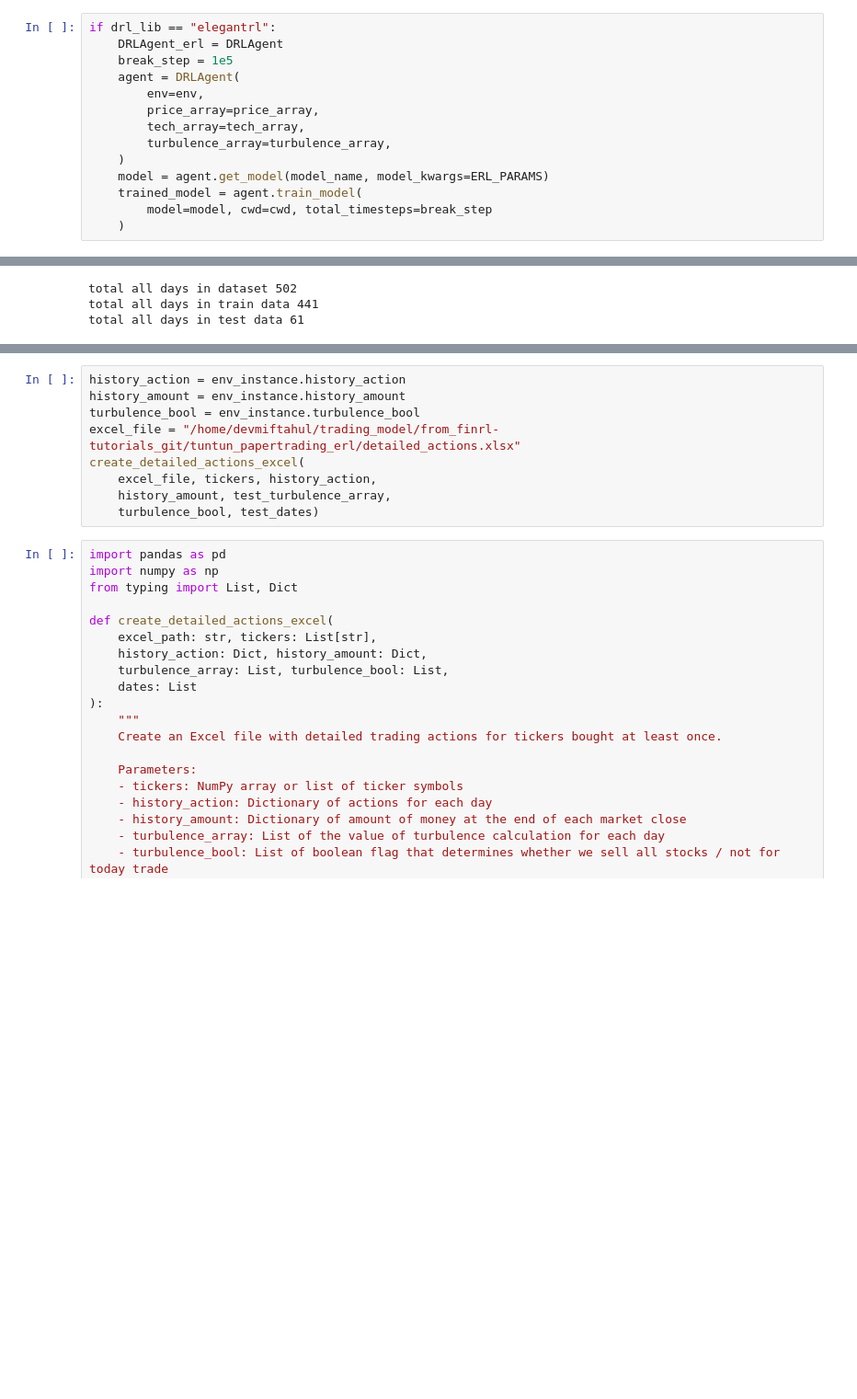
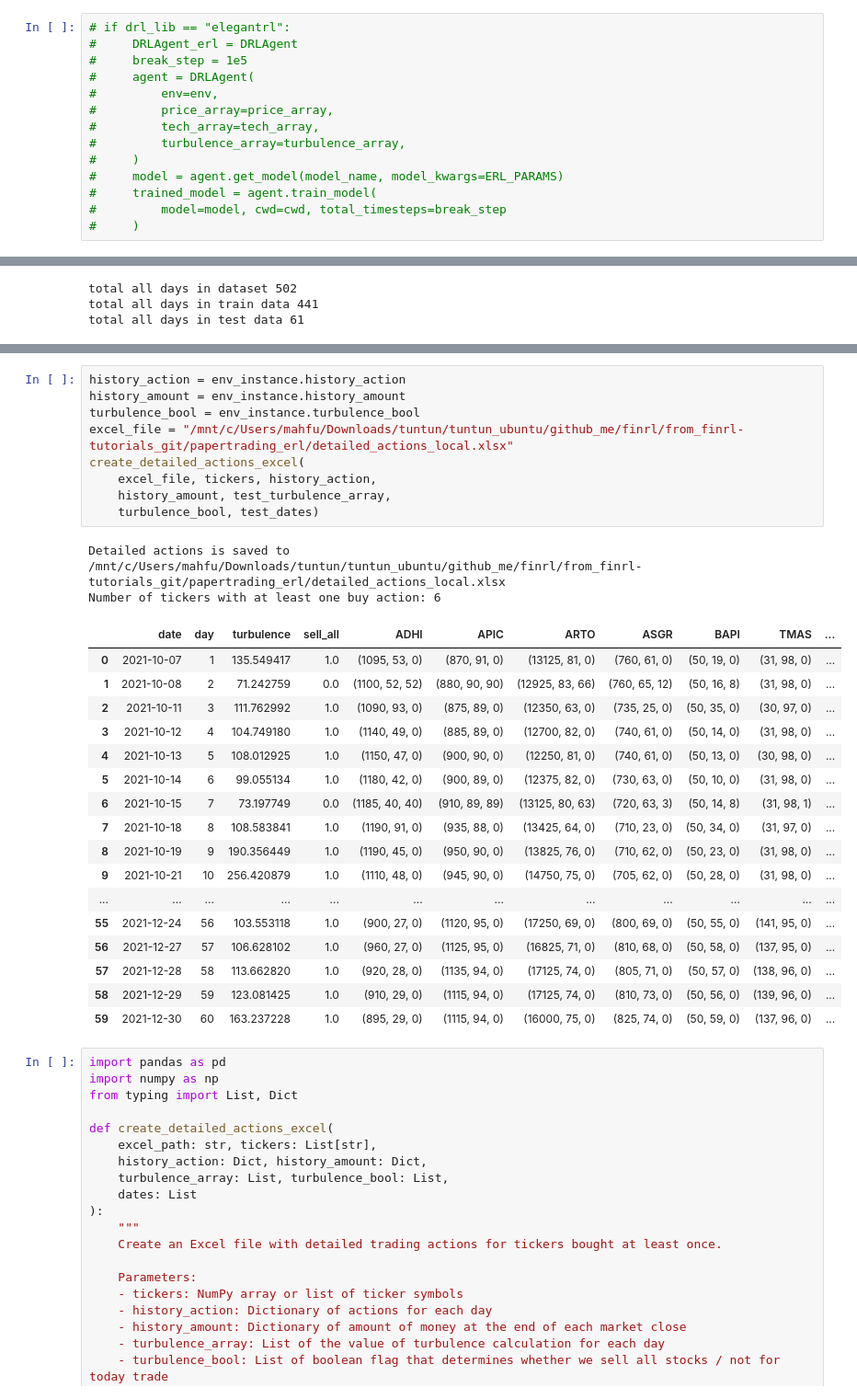
Before and after one commit to miftahulmahfuzh/finrl, a Jupyter notebook: from_finrl-tutorials_git/load_tuntun_data_v3.ipynb, the cells around one changed output, grey strips where cells are left out. Shown: that part at 92% size. Drawn from its saved outputs; the diff is of its cells as text; blank space fills up the shorter version.

Commit message:
tested profitable ppo model in local

```diff
--- a/from_finrl-tutorials_git/load_tuntun_data_v3.ipynb
+++ b/from_finrl-tutorials_git/load_tuntun_data_v3.ipynb
@@ -115,16 +112,16 @@ timestamp = datetime.now().strftime("%Y%m%d_%H%M%S")
 model_name = "ppo"
 cwd = f"tuntun_papertrading_erl/{model_name}_{timestamp}"
 # %%
-if drl_lib == "elegantrl":
-    DRLAgent_erl = DRLAgent
-    break_step = 1e5
-    agent = DRLAgent(
-        env=env,
-        price_array=price_array,
-        tech_array=tech_array,
-        turbulence_array=turbulence_array,
-    )
-    model = agent.get_model(model_name, model_kwargs=ERL_PARAMS)
-    trained_model = agent.train_model(
-        model=model, cwd=cwd, total_timesteps=break_step
-    )
+# if drl_lib == "elegantrl":
+#     DRLAgent_erl = DRLAgent
+#     break_step = 1e5
+#     agent = DRLAgent(
+#         env=env,
+#         price_array=price_array,
+#         tech_array=tech_array,
+#         turbulence_array=turbulence_array,
+#     )
+#     model = agent.get_model(model_name, model_kwargs=ERL_PARAMS)
+#     trained_model = agent.train_model(
+#         model=model, cwd=cwd, total_timesteps=break_step
+#     )
@@ -203,12 +201,33 @@ EPISODE TOTAL ASSETS: [1000000.0, 1000000.0, 999001.0300000001, 958821.280000000
 # %%
 history_action = env_instance.history_action
 history_amount = env_instance.history_amount
 turbulence_bool = env_instance.turbulence_bool
-excel_file = "/home/devmiftahul/trading_model/from_finrl-tutorials_git/tuntun_papertrading_erl/detailed_actions.xlsx"
+excel_file = "/mnt/c/Users/mahfu/Downloads/tuntun/tuntun_ubuntu/github_me/finrl/from_finrl-tutorials_git/papertrading_erl/detailed_actions_local.xlsx"
 create_detailed_actions_excel(
     excel_file, tickers, history_action,
     history_amount, test_turbulence_array,
     turbulence_bool, test_dates)
+# %% [output]
+Detailed actions is saved to
+/mnt/c/Users/mahfu/Downloads/tuntun/tuntun_ubuntu/github_me/finrl/from_finrl-tutorials_git/papertrading_erl/detailed_actions_local.xlsx
+Number of tickers with at least one buy action: 6
+|  | date | day | turbulence | sell_all | ADHI | APIC | ARTO | ASGR | BAPI | TMAS | ... |
+| 0 | 2021-10-07 | 1 | 135.549417 | 1.0 | (1095, 53, 0) | (870, 91, 0) | (13125, 81, 0) | (760, 61, 0) | (50, 19, 0) | (31, 98, 0) | ... |
+| 1 | 2021-10-08 | 2 | 71.242759 | 0.0 | (1100, 52, 52) | (880, 90, 90) | (12925, 83, 66) | (760, 65, 12) | (50, 16, 8) | (31, 98, 0) | ... |
+| 2 | 2021-10-11 | 3 | 111.762992 | 1.0 | (1090, 93, 0) | (875, 89, 0) | (12350, 63, 0) | (735, 25, 0) | (50, 35, 0) | (30, 97, 0) | ... |
+| 3 | 2021-10-12 | 4 | 104.749180 | 1.0 | (1140, 49, 0) | (885, 89, 0) | (12700, 82, 0) | (740, 61, 0) | (50, 14, 0) | (31, 98, 0) | ... |
+| 4 | 2021-10-13 | 5 | 108.012925 | 1.0 | (1150, 47, 0) | (900, 90, 0) | (12250, 81, 0) | (740, 61, 0) | (50, 13, 0) | (30, 98, 0) | ... |
+| 5 | 2021-10-14 | 6 | 99.055134 | 1.0 | (1180, 42, 0) | (900, 89, 0) | (12375, 82, 0) | (730, 63, 0) | (50, 10, 0) | (31, 98, 0) | ... |
+| 6 | 2021-10-15 | 7 | 73.197749 | 0.0 | (1185, 40, 40) | (910, 89, 89) | (13125, 80, 63) | (720, 63, 3) | (50, 14, 8) | (31, 98, 1) | ... |
+| 7 | 2021-10-18 | 8 | 108.583841 | 1.0 | (1190, 91, 0) | (935, 88, 0) | (13425, 64, 0) | (710, 23, 0) | (50, 34, 0) | (31, 97, 0) | ... |
+| 8 | 2021-10-19 | 9 | 190.356449 | 1.0 | (1190, 45, 0) | (950, 90, 0) | (13825, 76, 0) | (710, 62, 0) | (50, 23, 0) | (31, 98, 0) | ... |
+| 9 | 2021-10-21 | 10 | 256.420879 | 1.0 | (1110, 48, 0) | (945, 90, 0) | (14750, 75, 0) | (705, 62, 0) | (50, 28, 0) | (31, 98, 0) | ... |
+| ... | ... | ... | ... | ... | ... | ... | ... | ... | ... | ... | ... |
+| 55 | 2021-12-24 | 56 | 103.553118 | 1.0 | (900, 27, 0) | (1120, 95, 0) | (17250, 69, 0) | (800, 69, 0) | (50, 55, 0) | (141, 95, 0) | ... |
+| 56 | 2021-12-27 | 57 | 106.628102 | 1.0 | (960, 27, 0) | (1125, 95, 0) | (16825, 71, 0) | (810, 68, 0) | (50, 58, 0) | (137, 95, 0) | ... |
+| 57 | 2021-12-28 | 58 | 113.662820 | 1.0 | (920, 28, 0) | (1135, 94, 0) | (17125, 74, 0) | (805, 71, 0) | (50, 57, 0) | (138, 96, 0) | ... |
+| 58 | 2021-12-29 | 59 | 123.081425 | 1.0 | (910, 29, 0) | (1115, 94, 0) | (17125, 74, 0) | (810, 73, 0) | (50, 56, 0) | (139, 96, 0) | ... |
+| 59 | 2021-12-30 | 60 | 163.237228 | 1.0 | (895, 29, 0) | (1115, 94, 0) | (16000, 75, 0) | (825, 74, 0) | (50, 59, 0) | (137, 96, 0) | ... |
 # %%
 import pandas as pd
 import numpy as np
```
Also changed, not shown: parts of 34 cells of this notebook, 2 other files.
